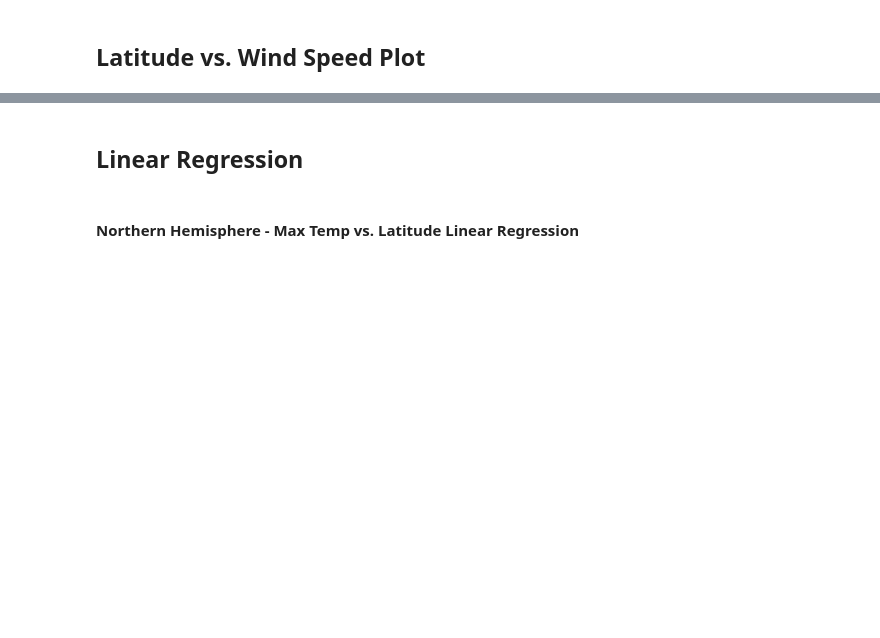
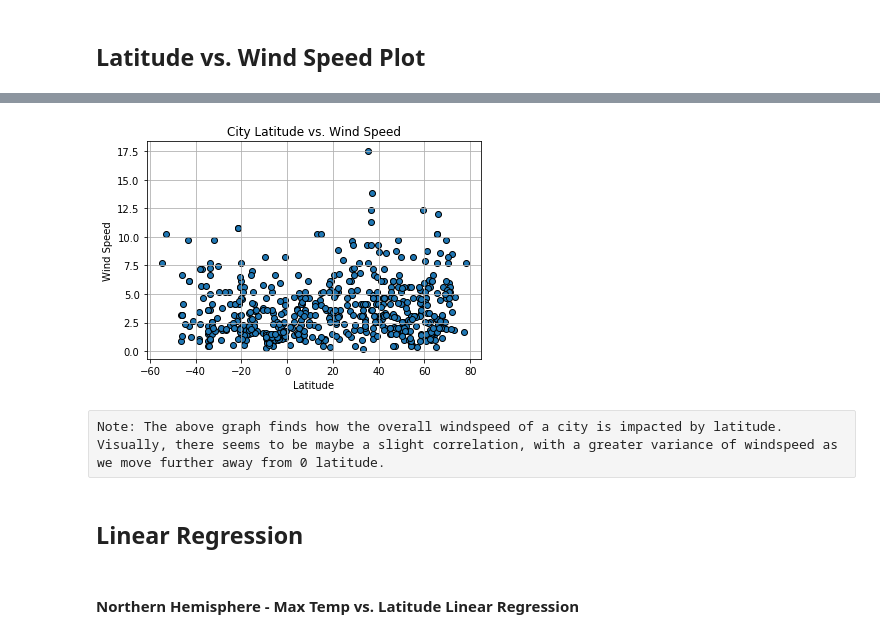
Before and after one commit to julia-claira/Weather-API-Pull, a Jupyter notebook: starter_code/WeatherPy.ipynb, the cells around one changed output, grey strips where cells are left out. Cells and saved outputs as stored; diff of their text form; code cells hidden in the pictures; blank space fills up the shorter version.

```diff
--- a/starter_code/WeatherPy.ipynb
+++ b/starter_code/WeatherPy.ipynb
@@ -202,3 +236,21 @@ Note: The above graph finds how the latitude of a city impacts the max tempture.
+# %%
+#gets the values for the graph
+lat_city=weather_csv_df['Lat']
+temp_city=weather_csv_df['Wind Speed']
+
+#labels the graph
+plt.title("City Latitude vs. Wind Speed")
+plt.xlabel("Latitude")
+plt.ylabel("Wind Speed")
+plt.scatter(lat_city,temp_city,edgecolors="black")
+
+#outputs the graph
+plt.grid()
+plt.show()
+# %% [output]
+[figure, added]
+# %% [raw]
+Note: The above graph finds how the overall windspeed of a city is impacted by latitude. Visually, there seems to be maybe a slight correlation, with a greater variance of windspeed as we move further away from 0 latitude.
 # %% [markdown]
 ## Linear Regression
 # %% [markdown]
```
Also changed, not shown: parts of 9 cells of this notebook.
